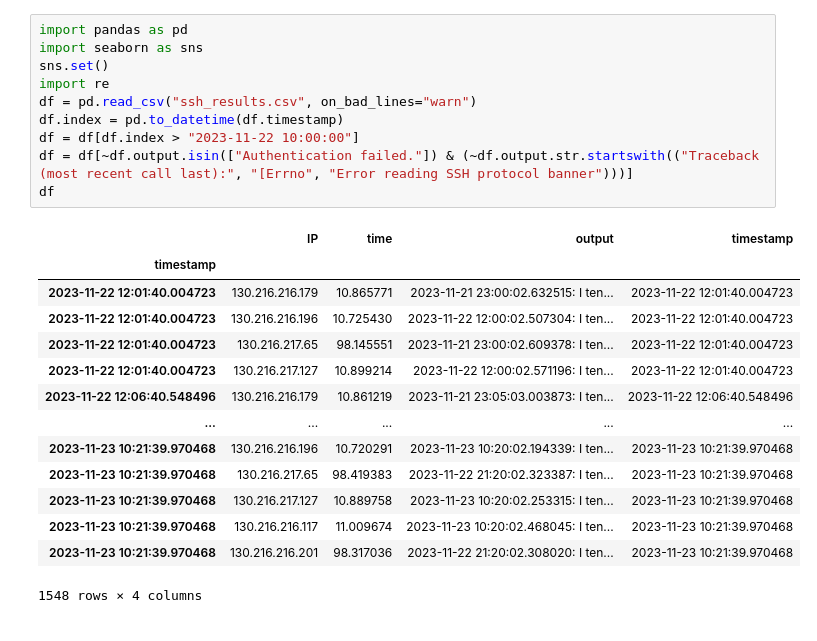
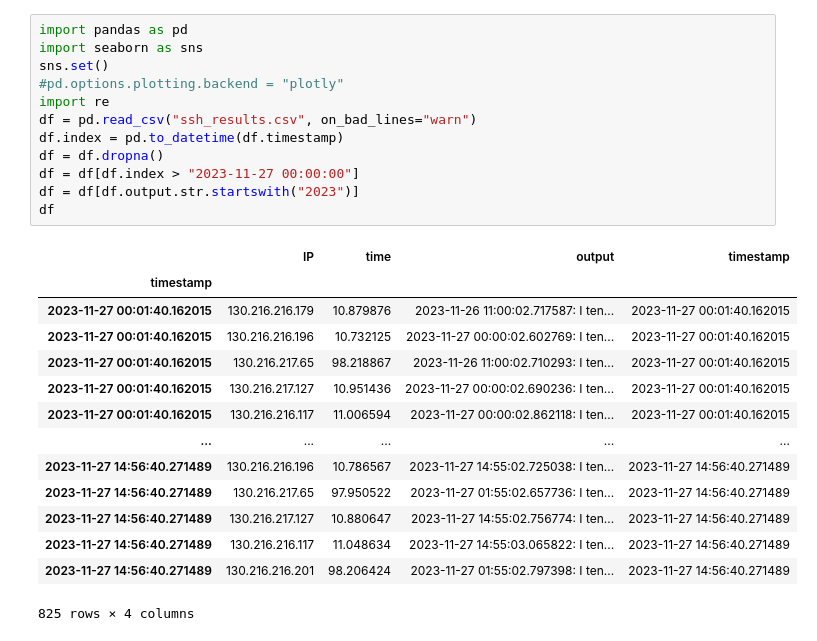
Before and after one commit to UoA-eResearch/nvidia-smi, a Jupyter notebook: plot.ipynb, the cells around one changed output. Cells and saved outputs as stored; diff of their text form.

```diff
--- a/plot.ipynb
+++ b/plot.ipynb
@@ -1,28 +1,30 @@
 # %%
 import pandas as pd
 import seaborn as sns
 sns.set()
+#pd.options.plotting.backend = "plotly"
 import re
 df = pd.read_csv("ssh_results.csv", on_bad_lines="warn")
 df.index = pd.to_datetime(df.timestamp)
-df = df[df.index > "2023-11-22 10:00:00"]
-df = df[~df.output.isin(["Authentication failed."]) & (~df.output.str.startswith(("Traceback (most recent call last):", "[Errno", "Error reading SSH protocol banner")))]
+df = df.dropna()
+df = df[df.index > "2023-11-27 00:00:00"]
+df = df[df.output.str.startswith("2023")]
 df
 # %% [output]
 |  | IP | time | output | timestamp |
 | timestamp |  |  |  |  |
-| 2023-11-22 12:01:40.004723 | 130.216.216.179 | 10.865771 | 2023-11-21 23:00:02.632515: I ten... | 2023-11-22 12:01:40.004723 |
-| 2023-11-22 12:01:40.004723 | 130.216.216.196 | 10.725430 | 2023-11-22 12:00:02.507304: I ten... | 2023-11-22 12:01:40.004723 |
-| 2023-11-22 12:01:40.004723 | 130.216.217.65 | 98.145551 | 2023-11-21 23:00:02.609378: I ten... | 2023-11-22 12:01:40.004723 |
-| 2023-11-22 12:01:40.004723 | 130.216.217.127 | 10.899214 | 2023-11-22 12:00:02.571196: I ten... | 2023-11-22 12:01:40.004723 |
-| 2023-11-22 12:06:40.548496 | 130.216.216.179 | 10.861219 | 2023-11-21 23:05:03.003873: I ten... | 2023-11-22 12:06:40.548496 |
+| 2023-11-27 00:01:40.162015 | 130.216.216.179 | 10.879876 | 2023-11-26 11:00:02.717587: I ten... | 2023-11-27 00:01:40.162015 |
+| 2023-11-27 00:01:40.162015 | 130.216.216.196 | 10.732125 | 2023-11-27 00:00:02.602769: I ten... | 2023-11-27 00:01:40.162015 |
+| 2023-11-27 00:01:40.162015 | 130.216.217.65 | 98.218867 | 2023-11-26 11:00:02.710293: I ten... | 2023-11-27 00:01:40.162015 |
+| 2023-11-27 00:01:40.162015 | 130.216.217.127 | 10.951436 | 2023-11-27 00:00:02.690236: I ten... | 2023-11-27 00:01:40.162015 |
+| 2023-11-27 00:01:40.162015 | 130.216.216.117 | 11.006594 | 2023-11-27 00:00:02.862118: I ten... | 2023-11-27 00:01:40.162015 |
 | ... | ... | ... | ... | ... |
-| 2023-11-23 10:21:39.970468 | 130.216.216.196 | 10.720291 | 2023-11-23 10:20:02.194339: I ten... | 2023-11-23 10:21:39.970468 |
-| 2023-11-23 10:21:39.970468 | 130.216.217.65 | 98.419383 | 2023-11-22 21:20:02.323387: I ten... | 2023-11-23 10:21:39.970468 |
-| 2023-11-23 10:21:39.970468 | 130.216.217.127 | 10.889758 | 2023-11-23 10:20:02.253315: I ten... | 2023-11-23 10:21:39.970468 |
-| 2023-11-23 10:21:39.970468 | 130.216.216.117 | 11.009674 | 2023-11-23 10:20:02.468045: I ten... | 2023-11-23 10:21:39.970468 |
-| 2023-11-23 10:21:39.970468 | 130.216.216.201 | 98.317036 | 2023-11-22 21:20:02.308020: I ten... | 2023-11-23 10:21:39.970468 |
+| 2023-11-27 14:56:40.271489 | 130.216.216.196 | 10.786567 | 2023-11-27 14:55:02.725038: I ten... | 2023-11-27 14:56:40.271489 |
+| 2023-11-27 14:56:40.271489 | 130.216.217.65 | 97.950522 | 2023-11-27 01:55:02.657736: I ten... | 2023-11-27 14:56:40.271489 |
+| 2023-11-27 14:56:40.271489 | 130.216.217.127 | 10.880647 | 2023-11-27 14:55:02.756774: I ten... | 2023-11-27 14:56:40.271489 |
+| 2023-11-27 14:56:40.271489 | 130.216.216.117 | 11.048634 | 2023-11-27 14:55:03.065822: I ten... | 2023-11-27 14:56:40.271489 |
+| 2023-11-27 14:56:40.271489 | 130.216.216.201 | 98.206424 | 2023-11-27 01:55:02.797398: I ten... | 2023-11-27 14:56:40.271489 |
-1548 rows × 4 columns
+825 rows × 4 columns
 # %%
 # Extract some metrics from the output
 def parse_time_to_seconds(time_str):
```
Also changed, not shown: parts of 9 cells of this notebook, 1 other file.
